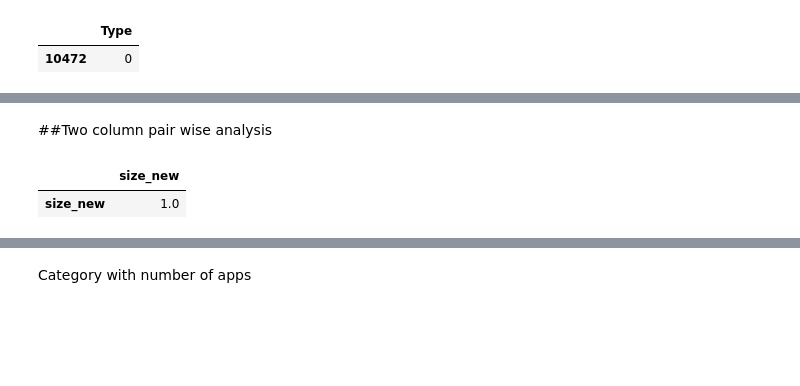
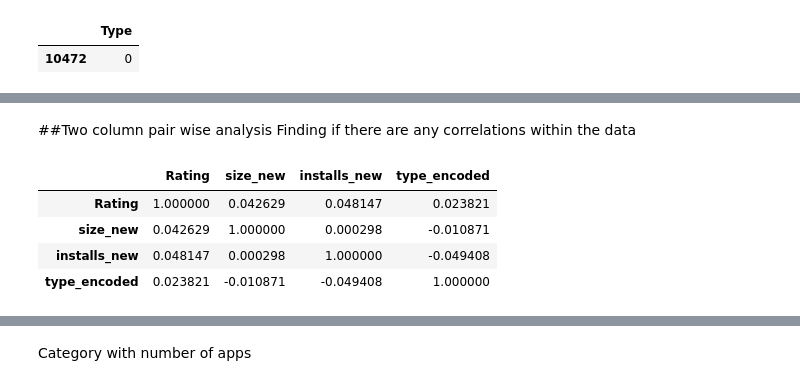
Before and after one commit to nadeeha/play-store-app-review-analysis, a Jupyter notebook: CH_Nadeeha_Play_Store_App_Review_Analysis_Capstone_Project.ipynb, the cells around one changed output, grey strips where cells are left out. Saved outputs shown, nothing was run; the diff lists cells and outputs as text; code cells hidden in the pictures; blank space fills up the shorter version.

```diff
--- a/CH_Nadeeha_Play_Store_App_Review_Analysis_Capstone_Project.ipynb
+++ b/CH_Nadeeha_Play_Store_App_Review_Analysis_Capstone_Project.ipynb
@@ -244,6 +244,9 @@ df_play_store[~((df_play_store['Size'].str.contains('M')) | (df_play_store['Size
 # %%
 #A function is defined to account for these units so that it could be converted to float
 def return_size_new(input_str):
+  '''
+  func to convert size
+  '''
   if input_str[-1] == 'M':
     input_str =input_str.replace('M','e6')
   elif input_str[-1] == 'k':
@@ -516,2 +475,3 @@ Index(['App', 'Category', 'Rating', 'Reviews', 'Size', 'Installs', 'Type',
 # %% [markdown]
 ##Two column pair wise analysis
+Finding if there are any correlations within the data
@@ -520,6 +478,9 @@ Index(['App', 'Category', 'Rating', 'Reviews', 'Size', 'Installs', 'Type',
 # %%
-corr_df = df_corr.corr()
+corr_df=df_play_store.corr()
 corr_df
 # %% [output]
-|  | size_new |
-| size_new | 1.0 |
+|  | Rating | size_new | installs_new | type_encoded |
+| Rating | 1.000000 | 0.042629 | 0.048147 | 0.023821 |
+| size_new | 0.042629 | 1.000000 | 0.000298 | -0.010871 |
+| installs_new | 0.048147 | 0.000298 | 1.000000 | -0.049408 |
+| type_encoded | 0.023821 | -0.010871 | -0.049408 | 1.000000 |
```
Also changed, not shown: parts of 70 cells of this notebook.
